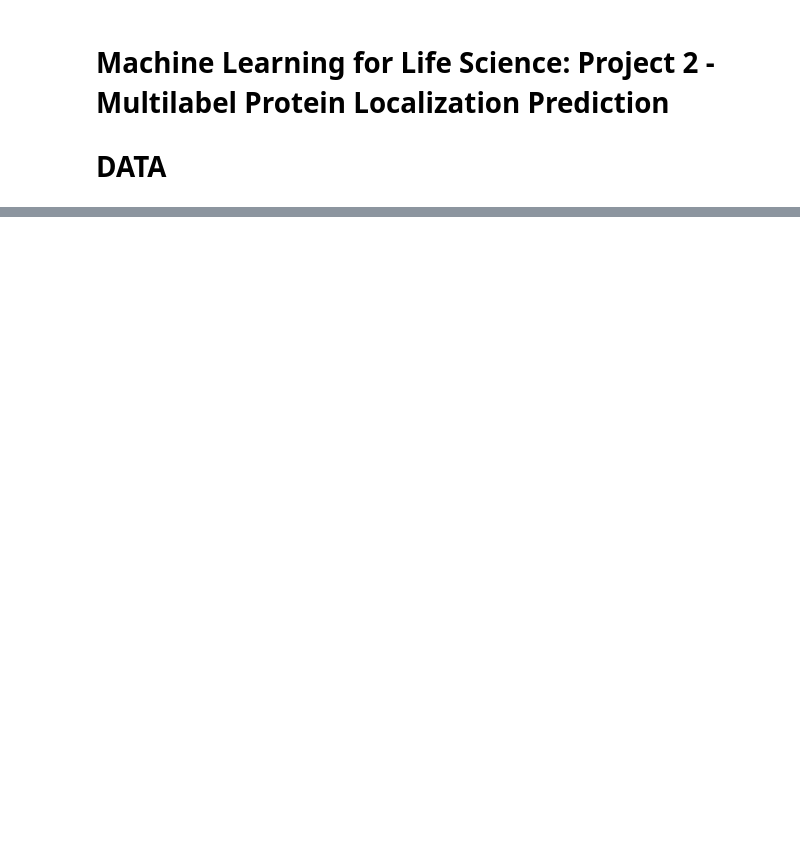
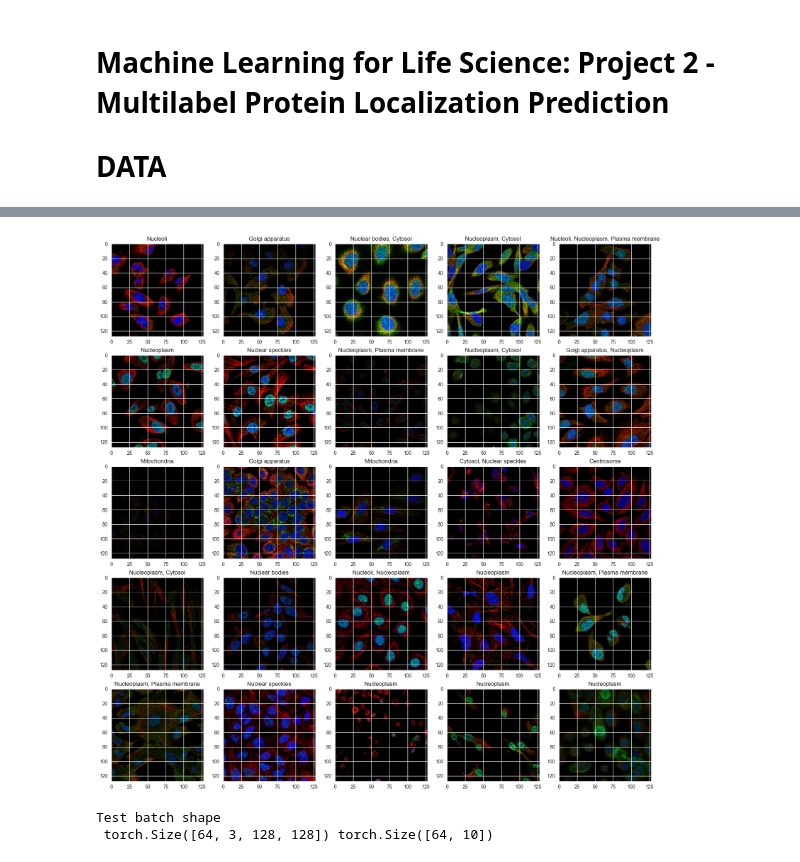
Before and after one commit to robsyc/ProteinLocalizer, a Jupyter notebook: notebook_project2.ipynb, the cells around one changed output, grey strips where cells are left out. Saved outputs shown, nothing was run; the diff lists cells and outputs as text; code cells hidden in the pictures; blank space fills up the shorter version.

```diff
--- a/notebook_project2.ipynb
+++ b/notebook_project2.ipynb
@@ -440,0 +182,27 @@ submission.head()
+# %%
+# plot several random train_dataset images with their labels (translated with label_map)
+plt.figure(figsize=(20, 20))
+for i in range(25):
+    plt.subplot(5, 5, i + 1)
+    image, label = val_dataset[np.random.randint(0, len(val_dataset))]
+    plt.imshow(image.permute(1, 2, 0))
+    plt.title(', '.join(list([label_map[i] for i in np.where(label)[0]])))
+plt.show()
+# %% [output]
+[figure, added]
+# %%
+if hasattr(train_dataset, 'sample_weights'):
+    train_sampler = torch.utils.data.WeightedRandomSampler(train_dataset.sample_weights.type('torch.DoubleTensor'), len(train_dataset))
+    train_dataloader = DataLoader(train_dataset, batch_size=64, sampler=train_sampler)
+else:
+    train_dataloader = DataLoader(train_dataset, batch_size=64, shuffle=True)
+
+valid_dataloader = DataLoader(val_dataset, batch_size=64, shuffle=True)
+test_dataloader = DataLoader(test_dataset, batch_size=64, shuffle=True)
+
+# test dataloader
+test_batch = train_dataloader.__iter__().__next__()
+print('Test batch shape\n', test_batch[0].shape, test_batch[1].shape)
+# %% [output]
+Test batch shape
+ torch.Size([64, 3, 128, 128]) torch.Size([64, 10])
```
Also changed, not shown: parts of 36 cells of this notebook, 1 other file.
